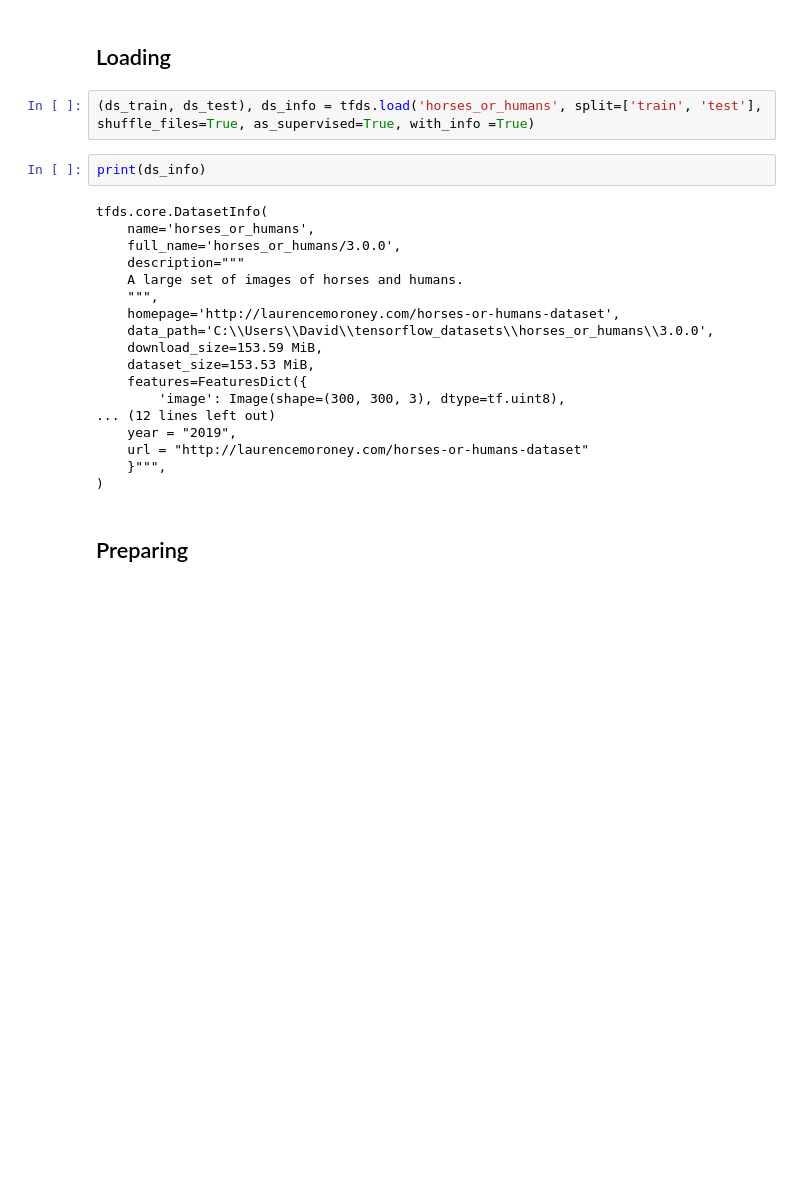
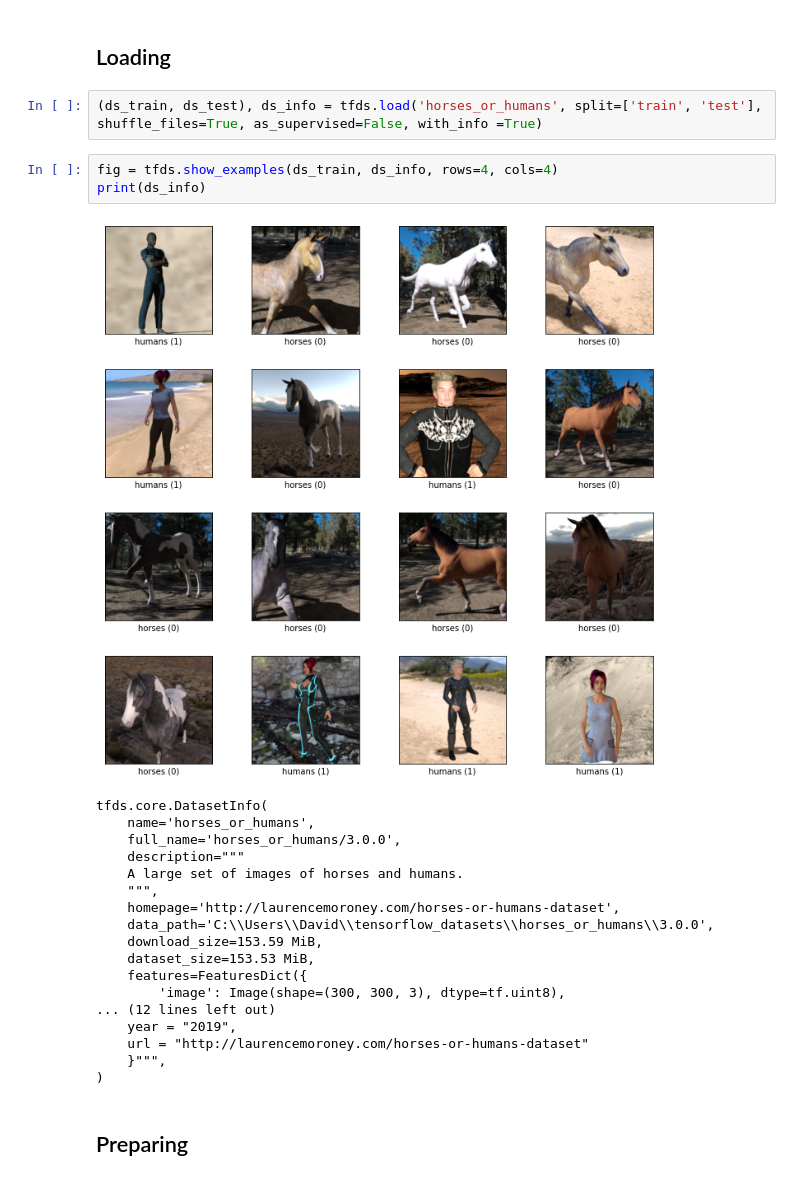
Before and after one commit to kidagine/ML-MiniProject-CIFAR10, a Jupyter notebook: HumanOrHorse.ipynb, the cells around one changed output. Drawn from its saved outputs; the diff is of its cells as text; blank space fills up the shorter version.

Commit message:
Minor update to include examples.

```diff
--- a/HumanOrHorse.ipynb
+++ b/HumanOrHorse.ipynb
@@ -27,10 +27,12 @@ We want to train a machine learning model to classify examples as either horse o
 # %% [markdown]
 ## Loading
 # %%
-(ds_train, ds_test), ds_info = tfds.load('horses_or_humans', split=['train', 'test'], shuffle_files=True, as_supervised=True, with_info =True)
+(ds_train, ds_test), ds_info = tfds.load('horses_or_humans', split=['train', 'test'], shuffle_files=True, as_supervised=False, with_info =True)
 # %%
+fig = tfds.show_examples(ds_train, ds_info, rows=4, cols=4)
 print(ds_info)
 # %% [output]
+[figure, added]
 tfds.core.DatasetInfo(
     name='horses_or_humans',
     full_name='horses_or_humans/3.0.0',
```
Also changed, not shown: parts of 5 cells of this notebook.
